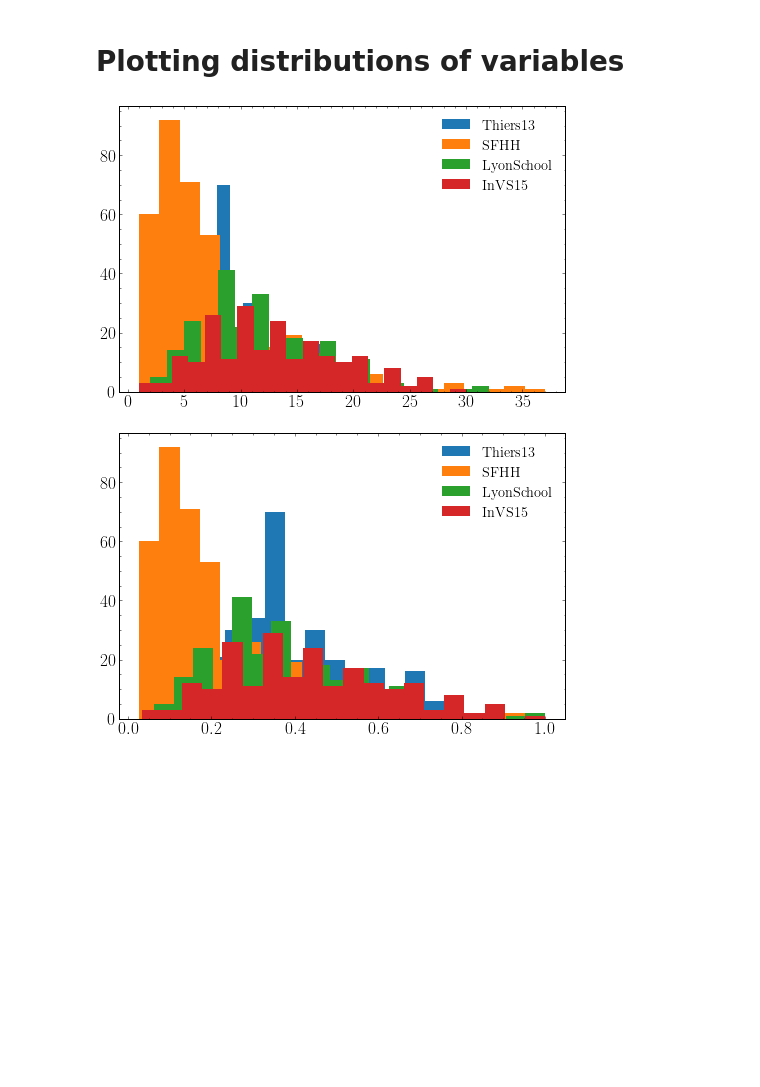
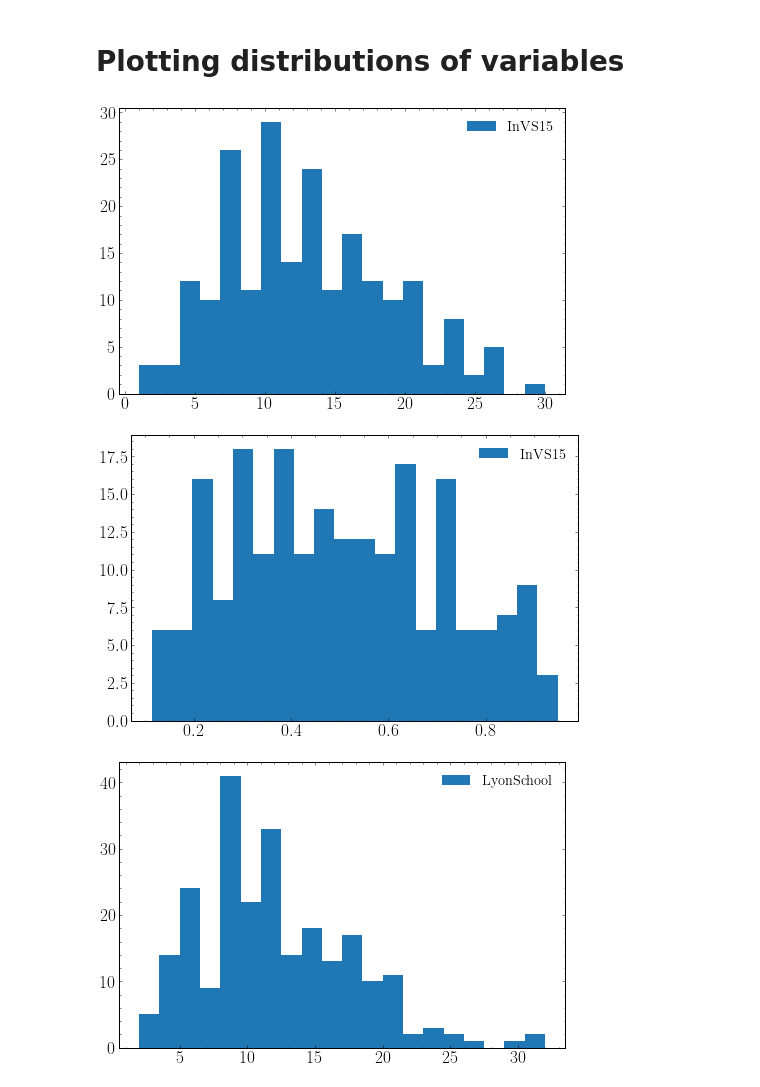
Before and after one commit to tomcjackc/higher-order-social-dynamics, a Jupyter notebook: higher order ng (beta modulation)/N_vs_time.ipynb, the cells around one changed output. Saved outputs shown, nothing was run; the diff lists cells and outputs as text; code cells hidden in the pictures; blank space fills up the shorter version.

```diff
--- a/higher order ng (beta modulation)/N_vs_time.ipynb
+++ b/higher order ng (beta modulation)/N_vs_time.ipynb
@@ -26,7 +26,7 @@ prop_committed = 0.03
 beta_mod_rule = 'n_simple_scale'
 beta_non_committed = 1
 beta_committed = 1
-ensemble_size = 50
+ensemble_size = 1
 run_length = 10**1
 social_structures = ['InVS15', 'LyonSchool', 'SFHH', 'Thiers13']
 # %% [markdown]
@@ -95,9 +107,8 @@ loaded data
 # %% [markdown]
 Produces multiple logarithmic plots of individual ensemble experiments
 # %%
-social_structures = {'InVS15':0, 'LyonSchool':0, 'SFHH':0, 'Thiers13':0}
 
-for social_structure in list(social_structures.keys())[:]:
+for social_structure in social_structures[:]:
     fname = f'{social_structure}_{beta_mod_rule}_{prop_committed}_{beta_non_committed}_{beta_committed}_{run_length}_{ensemble_size}'
 
     data = genfromtxt(f'outputs/{fname}.csv', delimiter=',')
@@ -134,7 +145,7 @@ for social_structure in list(social_structures.keys())[:]:
     plt.plot(t, AB_data_av, color='tab:green', label='A,B')
     plt.fill_between(t, y1=AB_data_25, y2=AB_data_75, color='tab:green', alpha=0.2)
     plt.xscale('log')
-    # plt.title(r'$\beta$' + f' = {beta_non_committed}')
+    plt.title(r'$\beta$ modulation: ' + beta_mod_rule)
     plt.xlabel('$t$ / number of interactions')
     plt.ylabel(r'$N_{x}(t)$')
     plt.legend(title=r'$x$')
@@ -235,21 +237,24 @@ loaded data
 # %% [markdown]
 # Plotting distributions of variables
 # %%
-for social_structure in social_structures[::-1]:
+for social_structure in social_structures[:]:
     fname = f'{social_structure}_{beta_mod_rule}_{prop_committed}_{beta_non_committed}_{beta_committed}_{run_length}_{ensemble_size}'
     data = pd.read_csv(f'aux_outputs/{fname}.csv', header=None)
 
     deg_list = data.iloc[0].to_list()
     deg_max = data.iloc[1].to_list()[0]
     beta_list = data.iloc[2].to_list()
 
-    plt.figure(1)
+    plt.figure()
     plt.hist(deg_list, label=social_structure, bins=20)
     plt.legend()
+    plt.show()
 
-    plt.figure(2)
+    plt.figure()
     plt.hist(beta_list, label=social_structure, bins=20)
     plt.legend()
+    plt.show()
 # %% [output]
-[figure, old version]
+[figure, new version]
-[figure, old version]
+[figure, new version]
+[figure, added]
```
Also changed, not shown: parts of 5 cells of this notebook, 18 other files.
